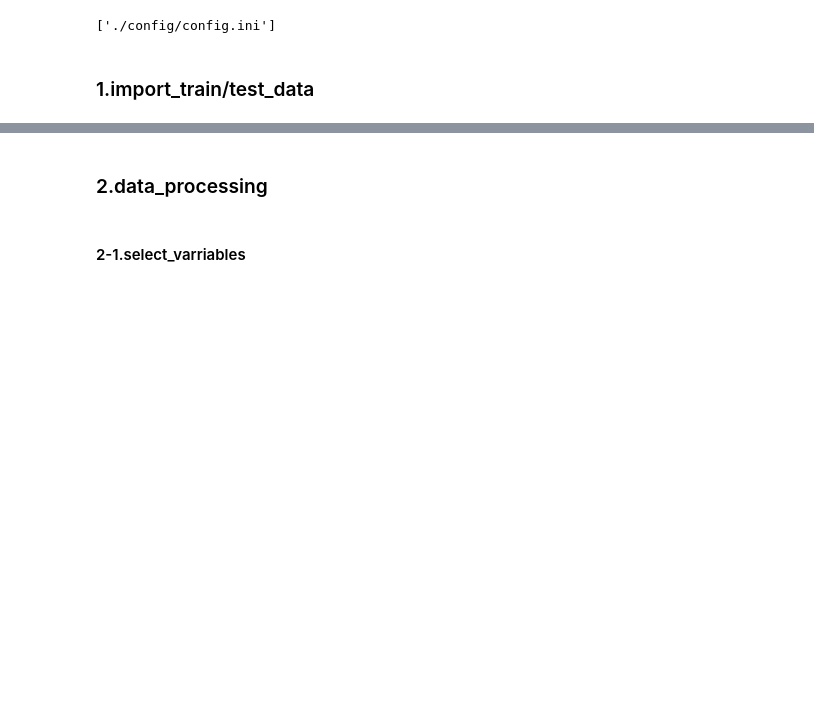
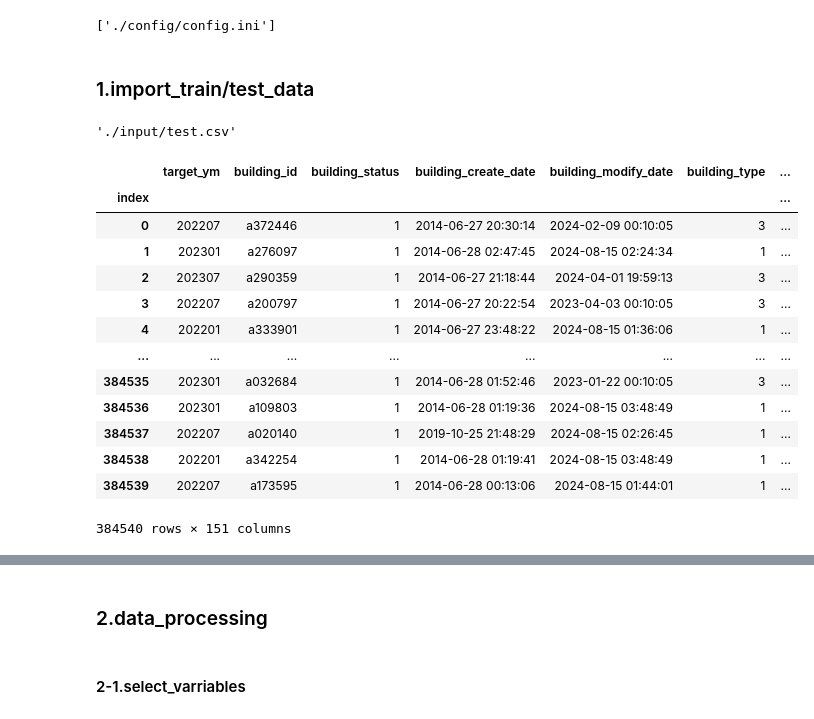
Before and after one commit to jiro0000/Compe_202412, a Jupyter notebook: src/modeling.ipynb, the cells around one changed output, grey strips where cells are left out. Saved outputs shown, nothing was run; the diff lists cells and outputs as text; code cells hidden in the pictures; blank space fills up the shorter version.

```diff
--- a/src/modeling.ipynb
+++ b/src/modeling.ipynb
@@ -80,3 +83,25 @@ target_columns = df_deginition["本番データ特徴量名"].values.tolist()
 
 # #ダミー変数化するカラムを選択
 # dummy_columns = df_deginition.query("ダミー変数化 == '〇'")["本番データ特徴量名"].values.tolist()
+# %%
+config_ini["INPUT_FILE"]["test"]
+# %% [output]
+'./input/test.csv'
+# %%
+# 対象のCSVデータの読込
+pd.read_csv(config_ini["INPUT_FILE"]["test"]  , header=0,sep=',' , dtype = 'object',index_col = 0)
+# %% [output]
+|  | target_ym | building_id | building_status | building_create_date | building_modify_date | building_type | ... |
+| index |  |  |  |  |  |  | ... |
+| 0 | 202207 | a372446 | 1 | 2014-06-27 20:30:14 | 2024-02-09 00:10:05 | 3 | ... |
+| 1 | 202301 | a276097 | 1 | 2014-06-28 02:47:45 | 2024-08-15 02:24:34 | 1 | ... |
+| 2 | 202307 | a290359 | 1 | 2014-06-27 21:18:44 | 2024-04-01 19:59:13 | 3 | ... |
+| 3 | 202207 | a200797 | 1 | 2014-06-27 20:22:54 | 2023-04-03 00:10:05 | 3 | ... |
+| 4 | 202201 | a333901 | 1 | 2014-06-27 23:48:22 | 2024-08-15 01:36:06 | 1 | ... |
+| ... | ... | ... | ... | ... | ... | ... | ... |
+| 384535 | 202301 | a032684 | 1 | 2014-06-28 01:52:46 | 2023-01-22 00:10:05 | 3 | ... |
+| 384536 | 202301 | a109803 | 1 | 2014-06-28 01:19:36 | 2024-08-15 03:48:49 | 1 | ... |
+| 384537 | 202207 | a020140 | 1 | 2019-10-25 21:48:29 | 2024-08-15 02:26:45 | 1 | ... |
+| 384538 | 202201 | a342254 | 1 | 2014-06-28 01:19:41 | 2024-08-15 03:48:49 | 1 | ... |
+| 384539 | 202207 | a173595 | 1 | 2014-06-28 00:13:06 | 2024-08-15 01:44:01 | 1 | ... |
+384540 rows × 151 columns
```
Also changed, not shown: parts of 22 cells of this notebook, 10 other files.
